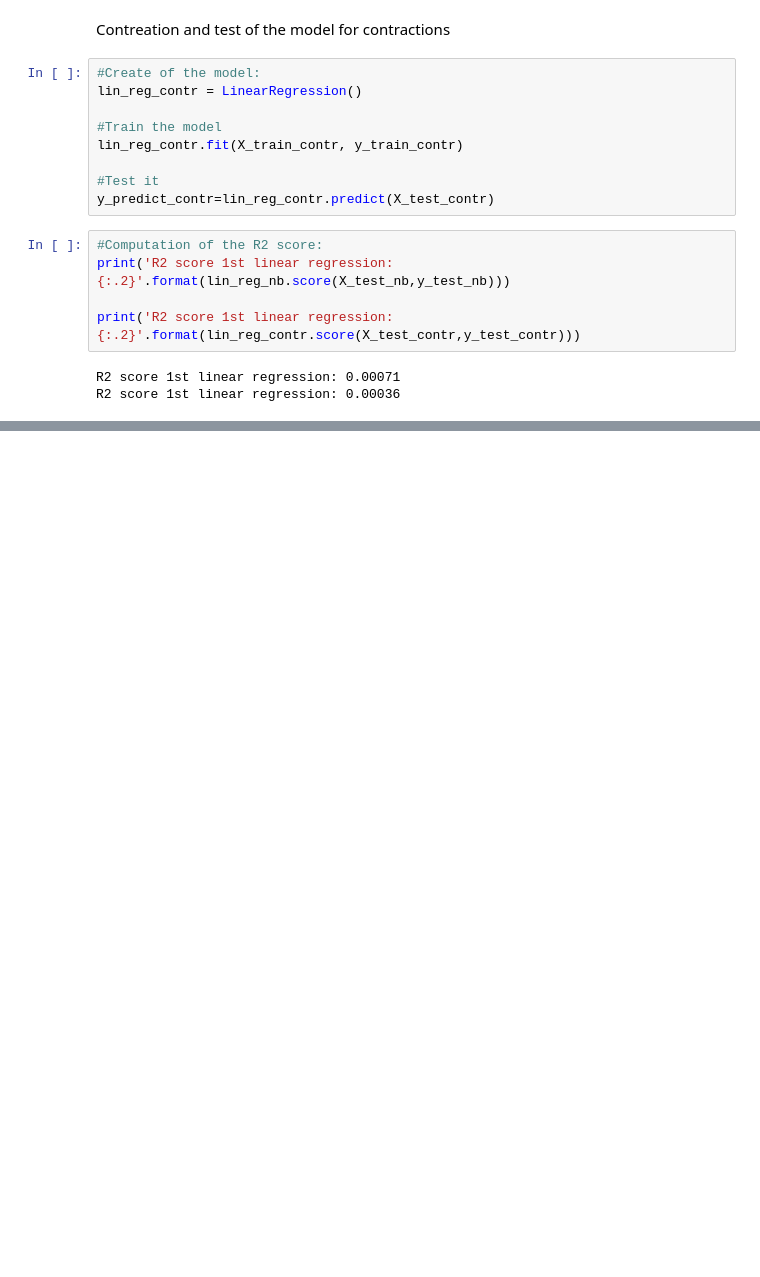
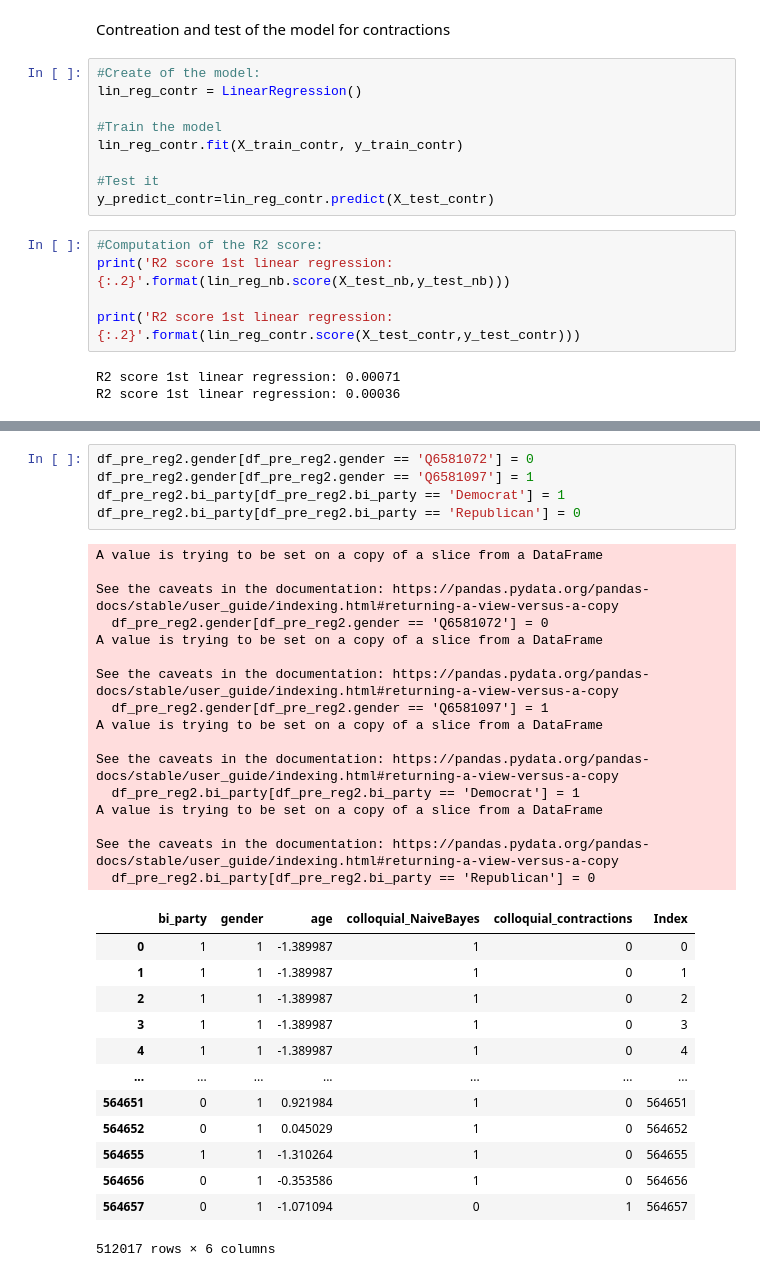
Before and after one commit to epfl-ada/ada-2021-project-adacadabra, a Jupyter notebook: ANALYSIS/03 Regression.ipynb, the cells around one changed output, grey strips where cells are left out. Drawn from its saved outputs; the diff is of its cells as text; blank space fills up the shorter version.

```diff
--- a/ANALYSIS/03 Regression.ipynb
+++ b/ANALYSIS/03 Regression.ipynb
@@ -359,0 +293,35 @@ plt.yticks(range(len(l2)),l2);
+# %%
+df_pre_reg2.gender[df_pre_reg2.gender == 'Q6581072'] = 0
+df_pre_reg2.gender[df_pre_reg2.gender == 'Q6581097'] = 1
+df_pre_reg2.bi_party[df_pre_reg2.bi_party == 'Democrat'] = 1
+df_pre_reg2.bi_party[df_pre_reg2.bi_party == 'Republican'] = 0
+# %% [output]
+A value is trying to be set on a copy of a slice from a DataFrame
+
+See the caveats in the documentation: https://pandas.pydata.org/pandas-docs/stable/user_guide/indexing.html#returning-a-view-versus-a-copy
+  df_pre_reg2.gender[df_pre_reg2.gender == 'Q6581072'] = 0
+A value is trying to be set on a copy of a slice from a DataFrame
+
+See the caveats in the documentation: https://pandas.pydata.org/pandas-docs/stable/user_guide/indexing.html#returning-a-view-versus-a-copy
+  df_pre_reg2.gender[df_pre_reg2.gender == 'Q6581097'] = 1
+A value is trying to be set on a copy of a slice from a DataFrame
+
+See the caveats in the documentation: https://pandas.pydata.org/pandas-docs/stable/user_guide/indexing.html#returning-a-view-versus-a-copy
+  df_pre_reg2.bi_party[df_pre_reg2.bi_party == 'Democrat'] = 1
+A value is trying to be set on a copy of a slice from a DataFrame
+
+See the caveats in the documentation: https://pandas.pydata.org/pandas-docs/stable/user_guide/indexing.html#returning-a-view-versus-a-copy
+  df_pre_reg2.bi_party[df_pre_reg2.bi_party == 'Republican'] = 0
+|  | bi_party | gender | age | colloquial_NaiveBayes | colloquial_contractions | Index |
+| 0 | 1 | 1 | -1.389987 | 1 | 0 | 0 |
+| 1 | 1 | 1 | -1.389987 | 1 | 0 | 1 |
+| 2 | 1 | 1 | -1.389987 | 1 | 0 | 2 |
+| 3 | 1 | 1 | -1.389987 | 1 | 0 | 3 |
+| 4 | 1 | 1 | -1.389987 | 1 | 0 | 4 |
+| ... | ... | ... | ... | ... | ... | ... |
+| 564651 | 0 | 1 | 0.921984 | 1 | 0 | 564651 |
+| 564652 | 0 | 1 | 0.045029 | 1 | 0 | 564652 |
+| 564655 | 1 | 1 | -1.310264 | 1 | 0 | 564655 |
+| 564656 | 0 | 1 | -0.353586 | 1 | 0 | 564656 |
+| 564657 | 0 | 1 | -1.071094 | 0 | 1 | 564657 |
+512017 rows × 6 columns
```
Also changed, not shown: parts of 25 cells of this notebook.
